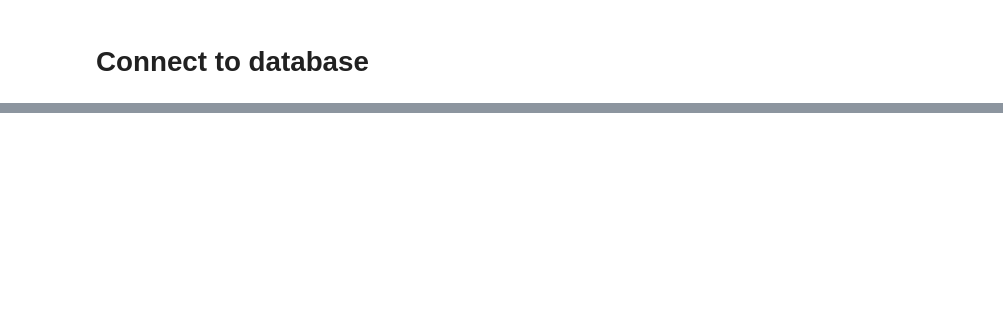
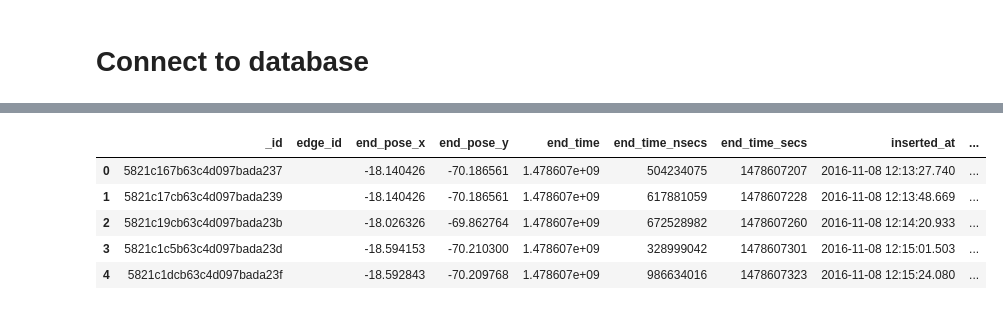
Before and after one commit to marc-hanheide/jupyter-notebooks, a Jupyter notebook: STRANDS analysis.ipynb, the cells around one changed output, grey strips where cells are left out. Drawn from its saved outputs; the diff is of its cells as text; code cells hidden in the pictures; blank space fills up the shorter version.

```diff
--- a/STRANDS analysis.ipynb
+++ b/STRANDS analysis.ipynb
@@ -46,0 +68,40 @@ display(df)
+# %%
+# monitored nav events
+coll = dbs['y4']['monitored_nav_events']
+#print(coll.count())
+pipeline = [
+    {
+        '$limit': 5000
+    },
+    {
+        '$project': {
+            'start_pose_x': '$event_start_pose.position.x',
+            'start_pose_y': '$event_start_pose.position.y',
+            'end_pose_x': '$event_end_pose.position.x',
+            'end_pose_y': '$event_end_pose.position.y',
+            'start_time': {'$add': ['$event_start_time.secs', {'$divide': ['$event_start_time.nsecs', 1000000000.0]}]},
+            'start_time_secs': '$event_start_time.secs',
+            'start_time_nsecs': '$event_start_time.nsecs',
+            'end_time': {'$add': ['$event_end_time.secs', {'$divide': ['$event_end_time.nsecs', 1000000000.0]}]},
+            'end_time_secs': '$event_end_time.secs',
+            'end_time_nsecs': '$event_end_time.nsecs',
+            'was_helped': 1, 'n_help_requests': 1,
+            'edge_id': 1,
+            'recover_mechanism': 1,
+            'inserted_at': '$_meta.inserted_at'
+        }
+    }
+]
+
+agg = coll.aggregate(pipeline)
+
+df = pd.DataFrame.from_records(agg)
+df.to_pickle('MNE_y4.p')
+df.head()
+# %% [output]
+|  | _id | edge_id | end_pose_x | end_pose_y | end_time | end_time_nsecs | end_time_secs | inserted_at | ... |
+| 0 | 5821c167b63c4d097bada237 |  | -18.140426 | -70.186561 | 1.478607e+09 | 504234075 | 1478607207 | 2016-11-08 12:13:27.740 | ... |
+| 1 | 5821c17cb63c4d097bada239 |  | -18.140426 | -70.186561 | 1.478607e+09 | 617881059 | 1478607228 | 2016-11-08 12:13:48.669 | ... |
+| 2 | 5821c19cb63c4d097bada23b |  | -18.026326 | -69.862764 | 1.478607e+09 | 672528982 | 1478607260 | 2016-11-08 12:14:20.933 | ... |
+| 3 | 5821c1c5b63c4d097bada23d |  | -18.594153 | -70.210300 | 1.478607e+09 | 328999042 | 1478607301 | 2016-11-08 12:15:01.503 | ... |
+| 4 | 5821c1dcb63c4d097bada23f |  | -18.592843 | -70.209768 | 1.478607e+09 | 986634016 | 1478607323 | 2016-11-08 12:15:24.080 | ... |
```
Also changed, not shown: parts of 6 cells of this notebook, 1 other file.
